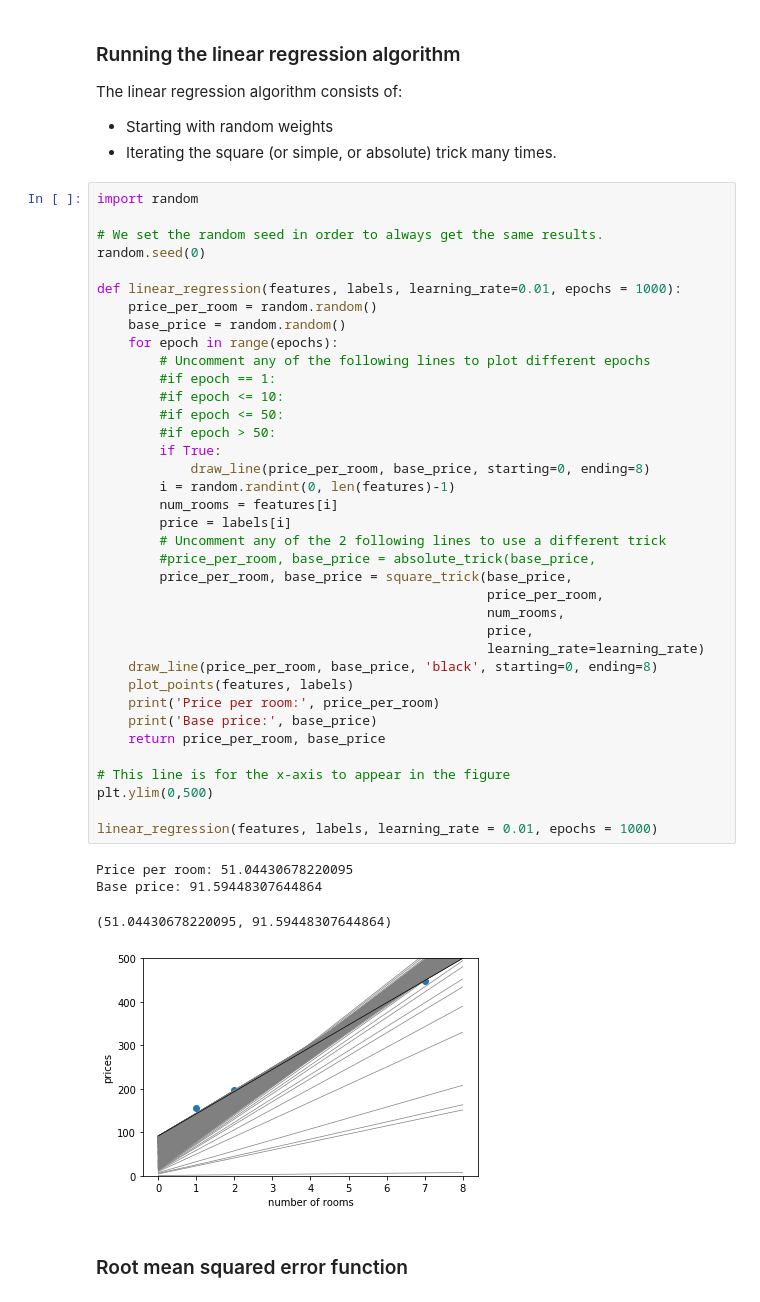
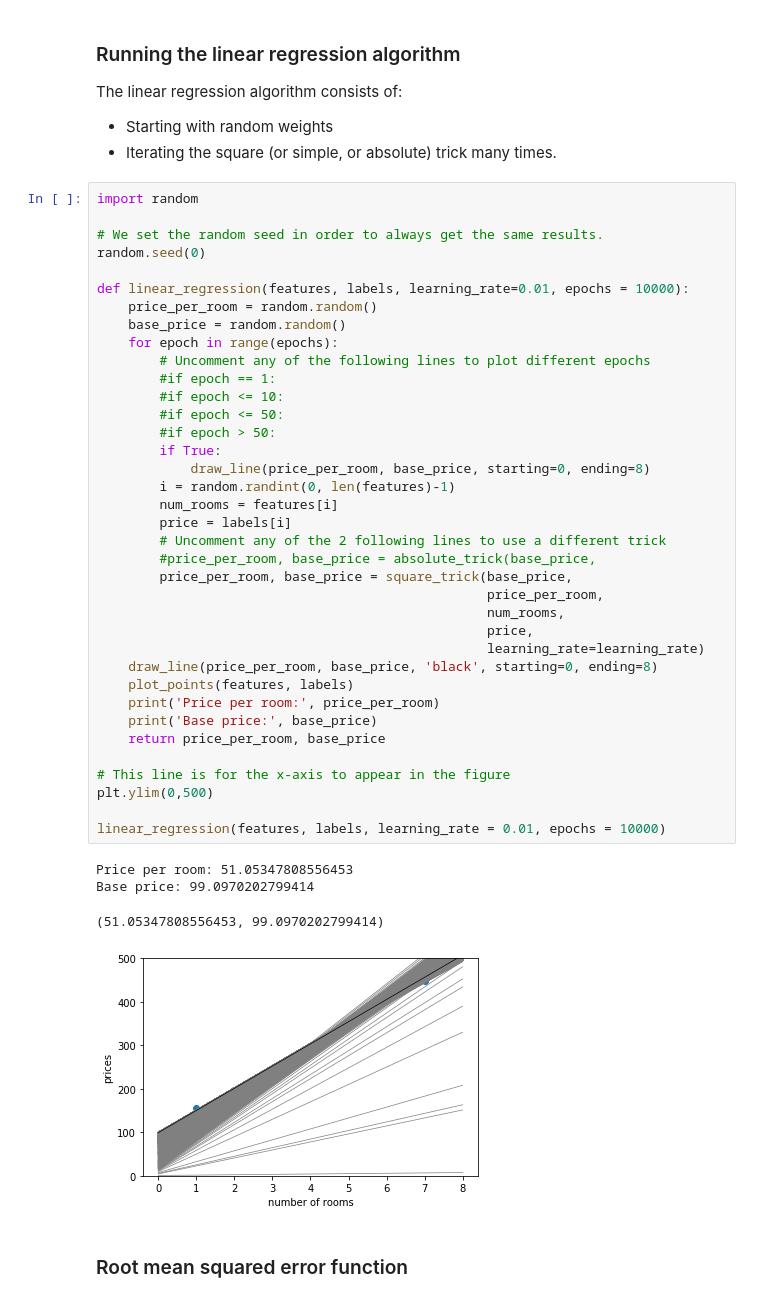
Before and after one commit to luisguiserrano/manning, a Jupyter notebook: Chapter_03_Linear_Regression/Coding_linear_regression.ipynb, the cells around one changed output. Cells and saved outputs as stored; diff of their text form.

Commit message:
Update Coding_linear_regression.ipynb
Small fix in number of epochs

```diff
--- a/Chapter_03_Linear_Regression/Coding_linear_regression.ipynb
+++ b/Chapter_03_Linear_Regression/Coding_linear_regression.ipynb
@@ -89,42 +89,42 @@ import random
 # We set the random seed in order to always get the same results.
 random.seed(0)
 
-def linear_regression(features, labels, learning_rate=0.01, epochs = 1000):
+def linear_regression(features, labels, learning_rate=0.01, epochs = 10000):
     price_per_room = random.random()
     base_price = random.random()
     for epoch in range(epochs):
         # Uncomment any of the following lines to plot different epochs
         #if epoch == 1:
         #if epoch <= 10:
         #if epoch <= 50:
         #if epoch > 50:
         if True:
             draw_line(price_per_room, base_price, starting=0, ending=8)
         i = random.randint(0, len(features)-1)
         num_rooms = features[i]
         price = labels[i]
         # Uncomment any of the 2 following lines to use a different trick
         #price_per_room, base_price = absolute_trick(base_price,
         price_per_room, base_price = square_trick(base_price,
                                                   price_per_room,
                                                   num_rooms,
                                                   price,
                                                   learning_rate=learning_rate)
     draw_line(price_per_room, base_price, 'black', starting=0, ending=8)
     plot_points(features, labels)
     print('Price per room:', price_per_room)
     print('Base price:', base_price)
     return price_per_room, base_price
 
 # This line is for the x-axis to appear in the figure
 plt.ylim(0,500)
 
-linear_regression(features, labels, learning_rate = 0.01, epochs = 1000)
+linear_regression(features, labels, learning_rate = 0.01, epochs = 10000)
 # %% [output]
-Price per room: 51.04430678220095
-Base price: 91.59448307644864
+Price per room: 51.05347808556453
+Base price: 99.0970202799414
-(51.04430678220095, 91.59448307644864)
+(51.05347808556453, 99.0970202799414)
-[figure, old version]
+[figure, new version]
 # %% [markdown]
 ### Root mean squared error function
 # %%
```
Also changed, not shown: parts of 1 cell of this notebook.
